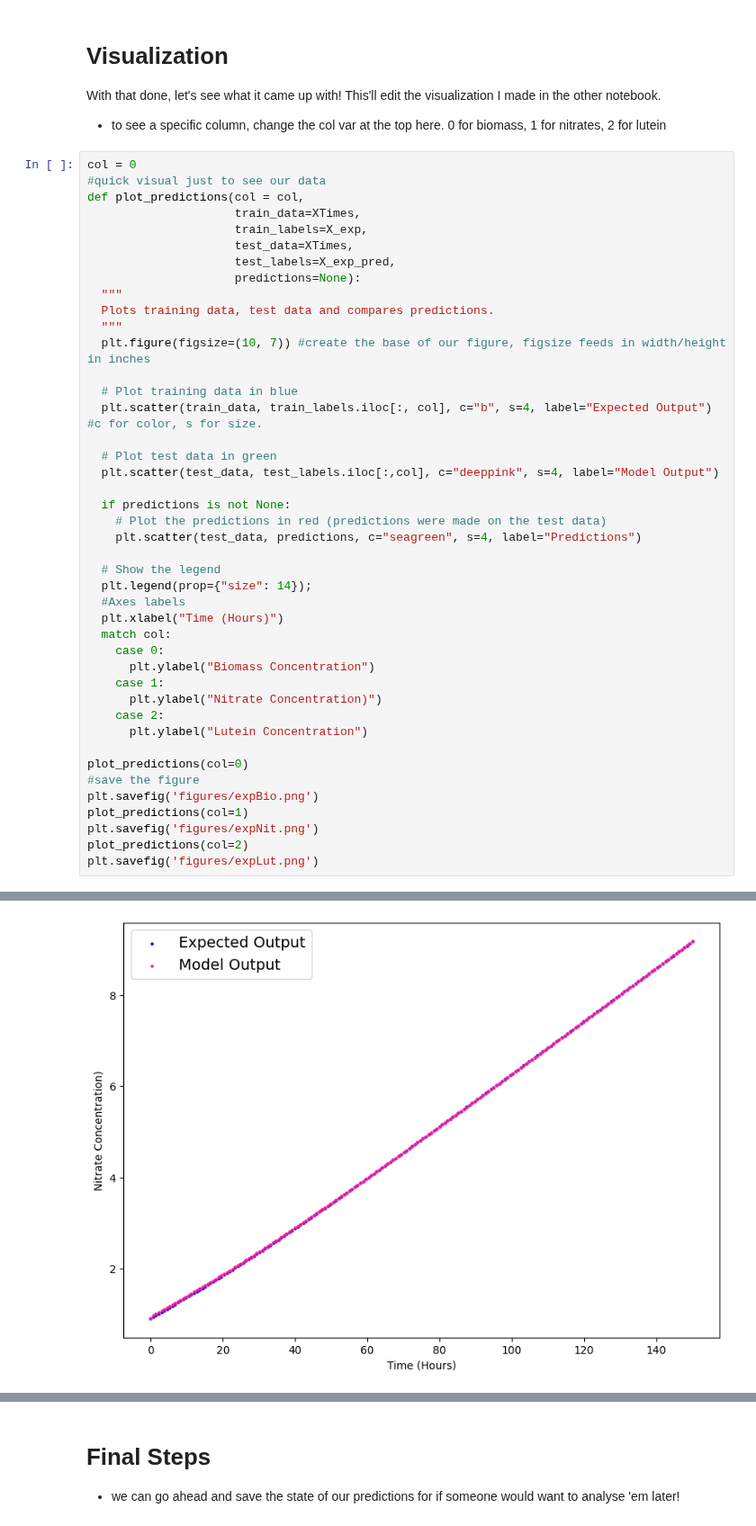
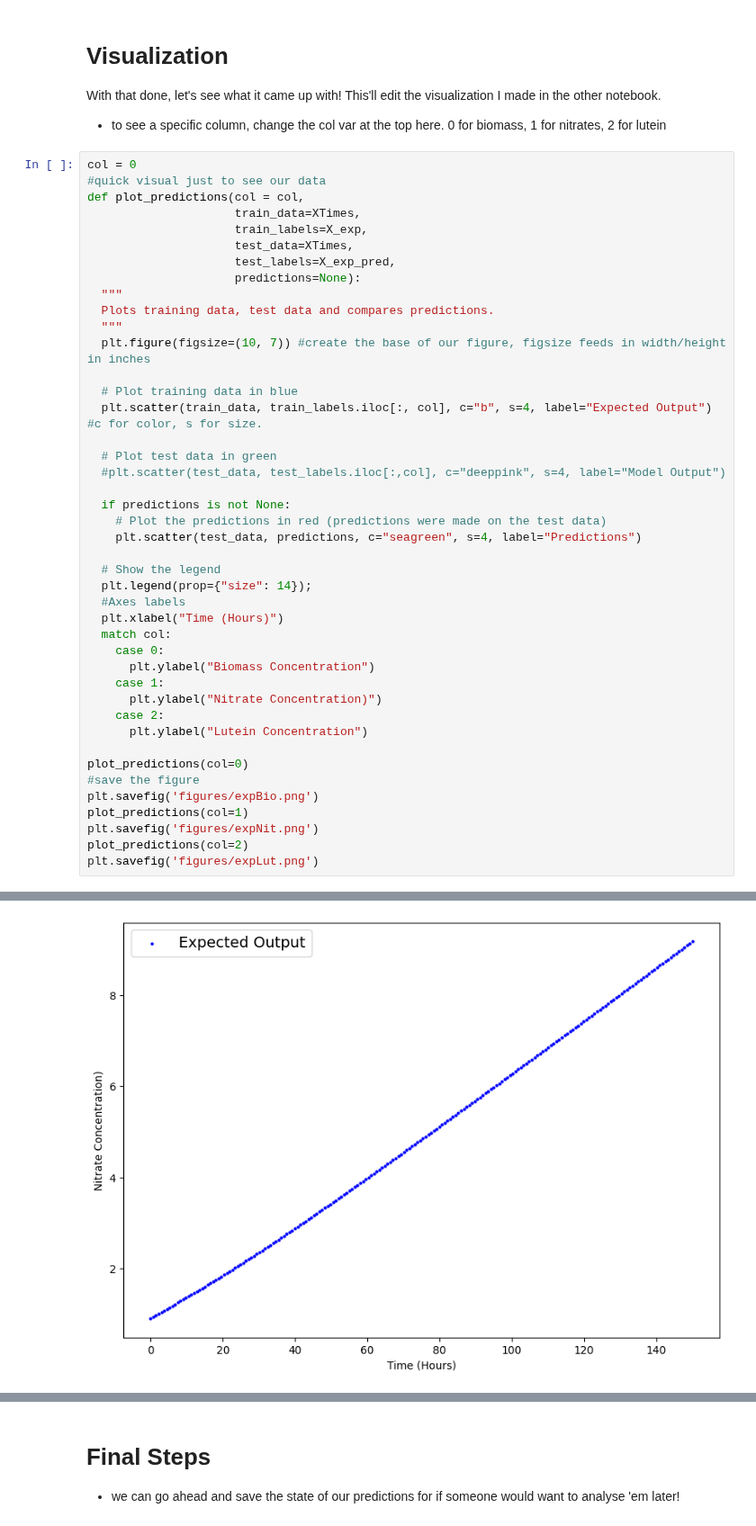
Before and after one commit to swamilikes2code/Python_based_Interactive_Scientific_Visualization, a Jupyter notebook: digital_lab_twin/maddie-nn/nnExpPreds.ipynb, the cells around one changed output, grey strips where cells are left out. Shown at 90% size. Cells and saved outputs as stored; diff of their text form.

```diff
--- a/digital_lab_twin/maddie-nn/nnExpPreds.ipynb
+++ b/digital_lab_twin/maddie-nn/nnExpPreds.ipynb
@@ -121,7 +121,7 @@ def plot_predictions(col = col,
   plt.scatter(train_data, train_labels.iloc[:, col], c="b", s=4, label="Expected Output") #c for color, s for size.
 
   # Plot test data in green
-  plt.scatter(test_data, test_labels.iloc[:,col], c="deeppink", s=4, label="Model Output")
+  #plt.scatter(test_data, test_labels.iloc[:,col], c="deeppink", s=4, label="Model Output")
 
   if predictions is not None:
     # Plot the predictions in red (predictions were made on the test data)
@@ -151 +151 @@ plt.savefig('figures/expLut.png')
-[figure, old version]
+[figure, new version]
```
Also changed, not shown: parts of 1 cell of this notebook, 14 other files.
